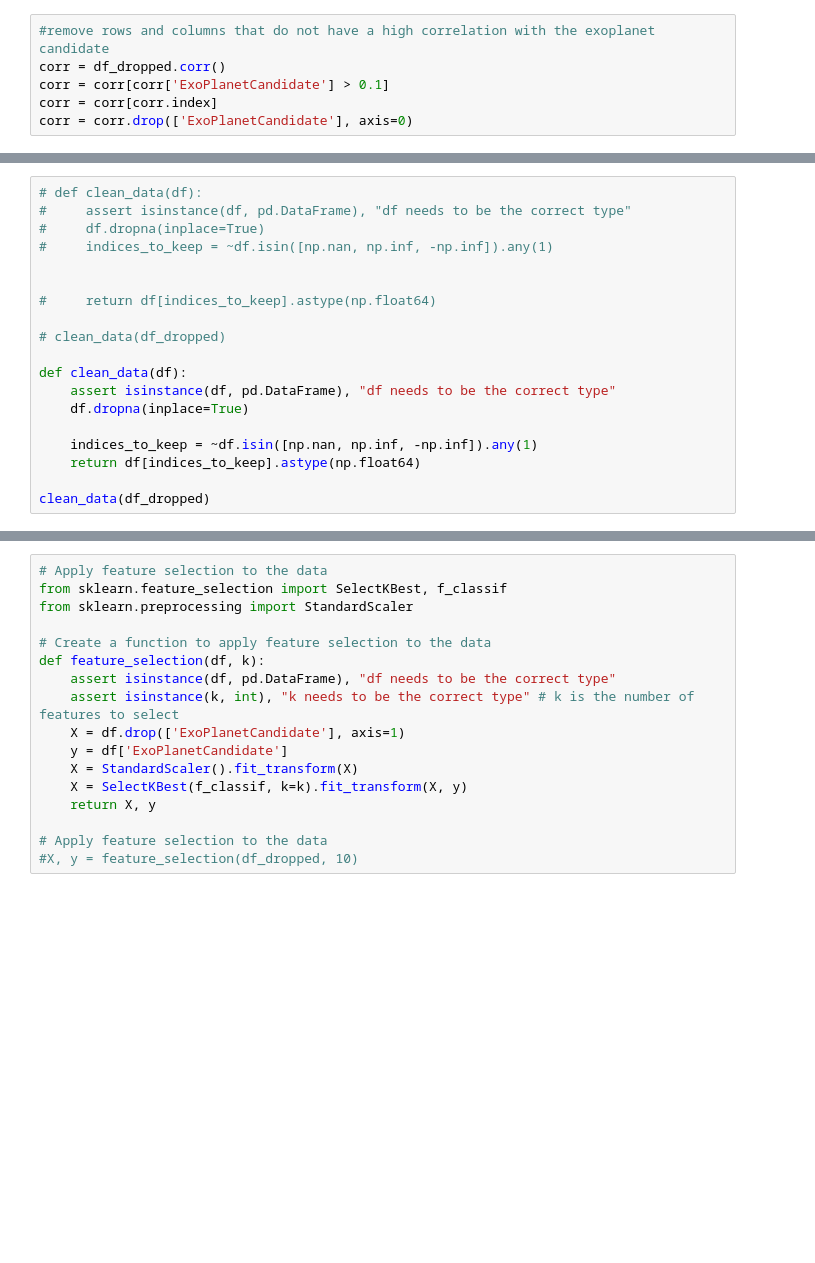
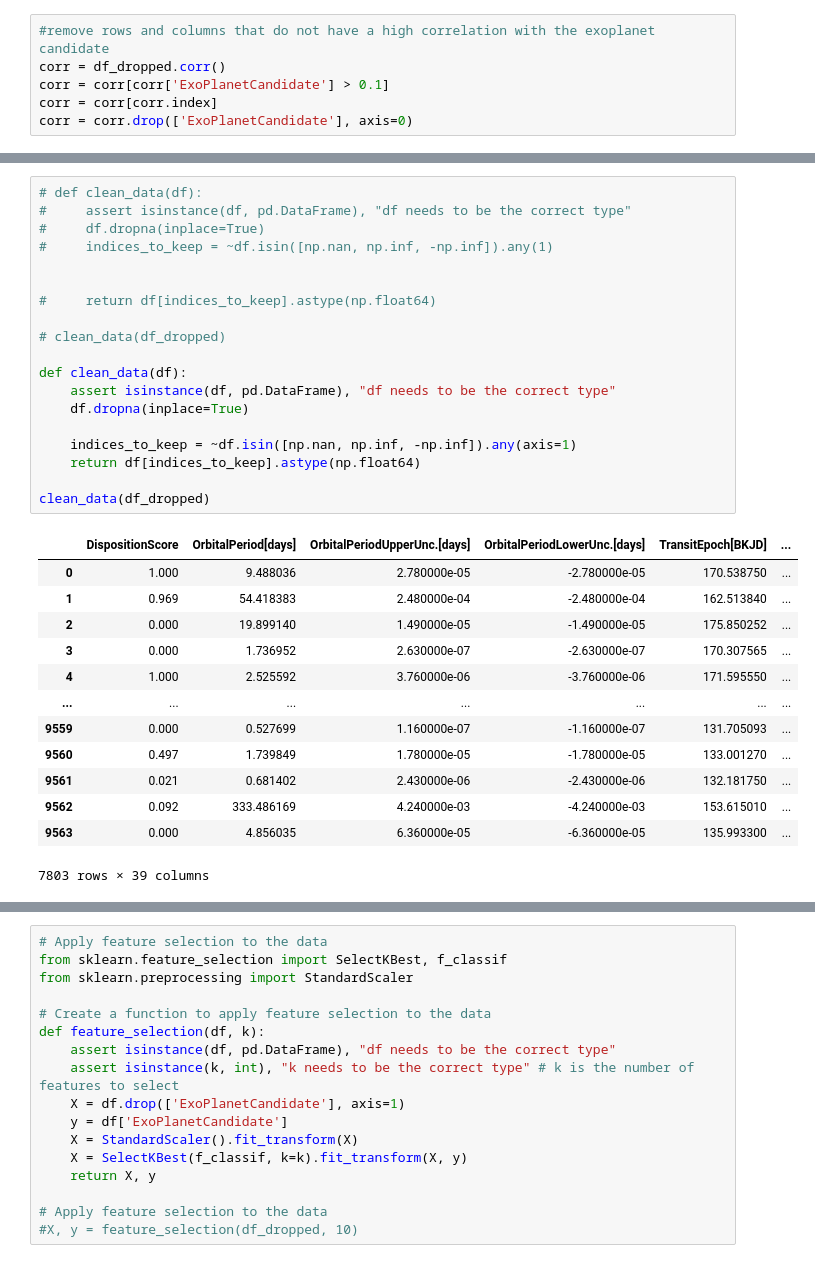
Before and after one commit to cjessop/ExoPlanet, a Jupyter notebook: ExoplanetAnalysis.ipynb, the cells around one changed output, grey strips where cells are left out. Saved outputs shown, nothing was run; the diff lists cells and outputs as text; blank space fills up the shorter version.

```diff
--- a/ExoplanetAnalysis.ipynb
+++ b/ExoplanetAnalysis.ipynb
@@ -155,22 +228,36 @@ plt.show()
 # %%
 # def clean_data(df):
 #     assert isinstance(df, pd.DataFrame), "df needs to be the correct type"
 #     df.dropna(inplace=True)
 #     indices_to_keep = ~df.isin([np.nan, np.inf, -np.inf]).any(1)
 
 
 #     return df[indices_to_keep].astype(np.float64)
 
 # clean_data(df_dropped)
 
 def clean_data(df):
     assert isinstance(df, pd.DataFrame), "df needs to be the correct type"
     df.dropna(inplace=True)
 
-    indices_to_keep = ~df.isin([np.nan, np.inf, -np.inf]).any(1)
+    indices_to_keep = ~df.isin([np.nan, np.inf, -np.inf]).any(axis=1)
     return df[indices_to_keep].astype(np.float64)
 
 clean_data(df_dropped)
+# %% [output]
+|  | DispositionScore | OrbitalPeriod[days] | OrbitalPeriodUpperUnc.[days] | OrbitalPeriodLowerUnc.[days] | TransitEpoch[BKJD] | ... |
+| 0 | 1.000 | 9.488036 | 2.780000e-05 | -2.780000e-05 | 170.538750 | ... |
+| 1 | 0.969 | 54.418383 | 2.480000e-04 | -2.480000e-04 | 162.513840 | ... |
+| 2 | 0.000 | 19.899140 | 1.490000e-05 | -1.490000e-05 | 175.850252 | ... |
+| 3 | 0.000 | 1.736952 | 2.630000e-07 | -2.630000e-07 | 170.307565 | ... |
+| 4 | 1.000 | 2.525592 | 3.760000e-06 | -3.760000e-06 | 171.595550 | ... |
+| ... | ... | ... | ... | ... | ... | ... |
+| 9559 | 0.000 | 0.527699 | 1.160000e-07 | -1.160000e-07 | 131.705093 | ... |
+| 9560 | 0.497 | 1.739849 | 1.780000e-05 | -1.780000e-05 | 133.001270 | ... |
+| 9561 | 0.021 | 0.681402 | 2.430000e-06 | -2.430000e-06 | 132.181750 | ... |
+| 9562 | 0.092 | 333.486169 | 4.240000e-03 | -4.240000e-03 | 153.615010 | ... |
+| 9563 | 0.000 | 4.856035 | 6.360000e-05 | -6.360000e-05 | 135.993300 | ... |
+7803 rows × 39 columns
 # %%
 for col in df_dropped.columns:
     print(col)
```
Also changed, not shown: parts of 25 cells of this notebook, 1 other file.
